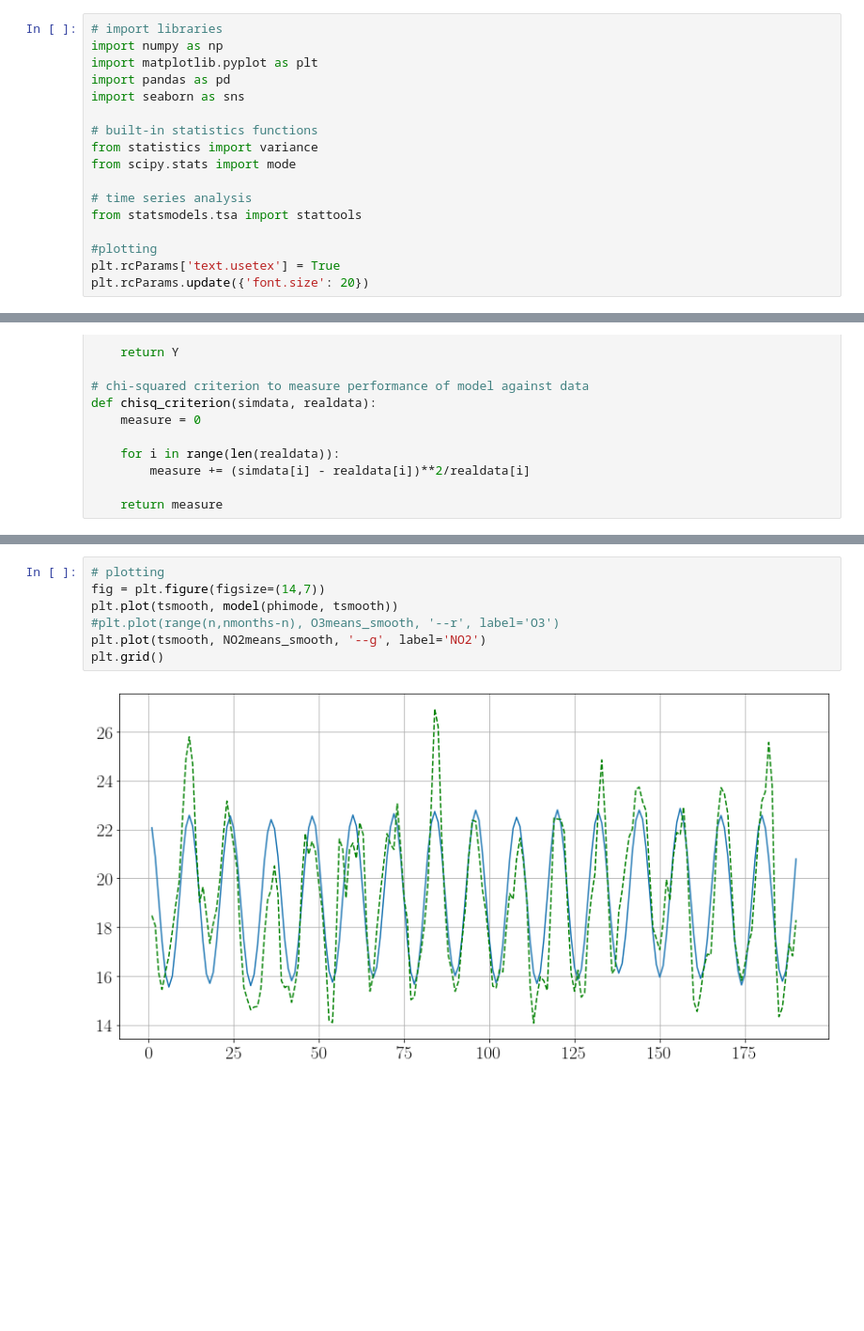
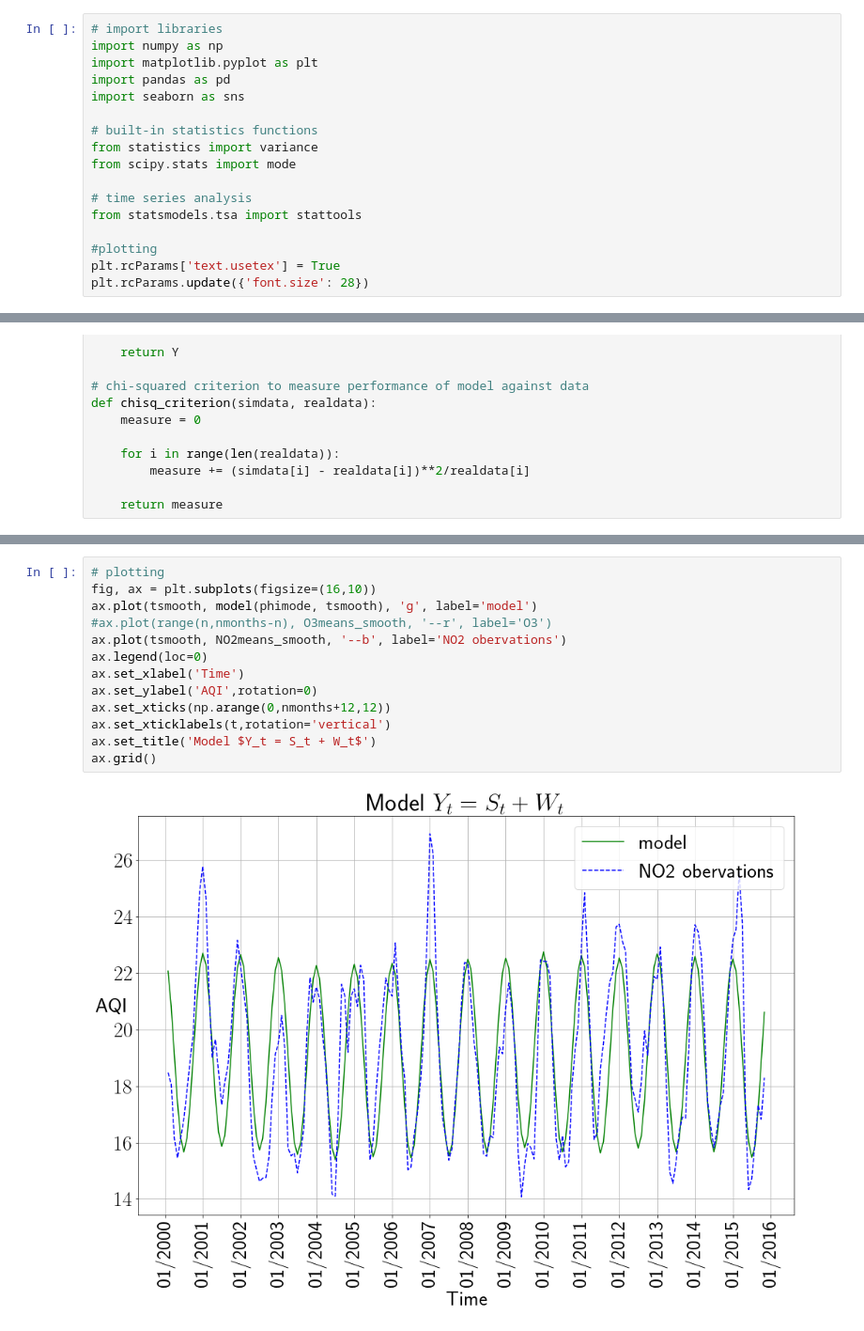
Before and after one commit to ndoyle815/MA930, a Jupyter notebook: Assignments/MA930 Assignment 2.ipynb, the cells around one changed output, grey strips where cells are left out. Shown at 94% size. Cells and saved outputs as stored; diff of their text form; blank space fills up the shorter version.

```diff
--- a/Assignments/MA930 Assignment 2.ipynb
+++ b/Assignments/MA930 Assignment 2.ipynb
@@ -16,7 +16,7 @@ from statsmodels.tsa import stattools
 
 #plotting
 plt.rcParams['text.usetex'] = True
-plt.rcParams.update({'font.size': 20})
+plt.rcParams.update({'font.size': 28})
 # %% [markdown]
 This dataset documents pollution at various sites in the U.S. for four major pollutants. The time scale for most sites is daily data for the years 2000 - 2016.
 
@@ -401,9 +373,15 @@ plt.grid()
 # %%
 # plotting
-fig = plt.figure(figsize=(14,7))
-plt.plot(tsmooth, model(phimode, tsmooth))
-#plt.plot(range(n,nmonths-n), O3means_smooth, '--r', label='O3')
-plt.plot(tsmooth, NO2means_smooth, '--g', label='NO2')
-plt.grid()
+fig, ax = plt.subplots(figsize=(16,10))
+ax.plot(tsmooth, model(phimode, tsmooth), 'g', label='model')
+#ax.plot(range(n,nmonths-n), O3means_smooth, '--r', label='O3')
+ax.plot(tsmooth, NO2means_smooth, '--b', label='NO2 obervations')
+ax.legend(loc=0)
+ax.set_xlabel('Time')
+ax.set_ylabel('AQI',rotation=0)
+ax.set_xticks(np.arange(0,nmonths+12,12))
+ax.set_xticklabels(t,rotation='vertical')
+ax.set_title('Model $Y_t = S_t + W_t$')
+ax.grid()
 # %% [output]
-[figure, old version]
+[figure, new version]
```
Also changed, not shown: parts of 11 cells of this notebook.
